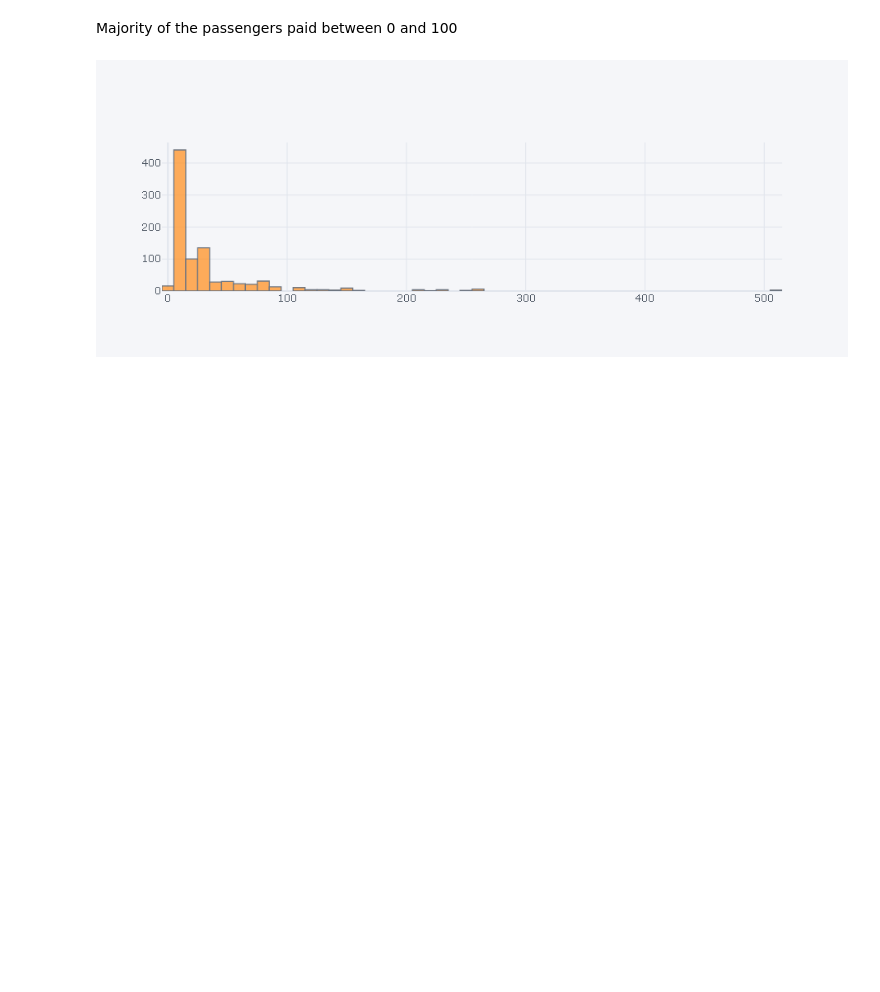
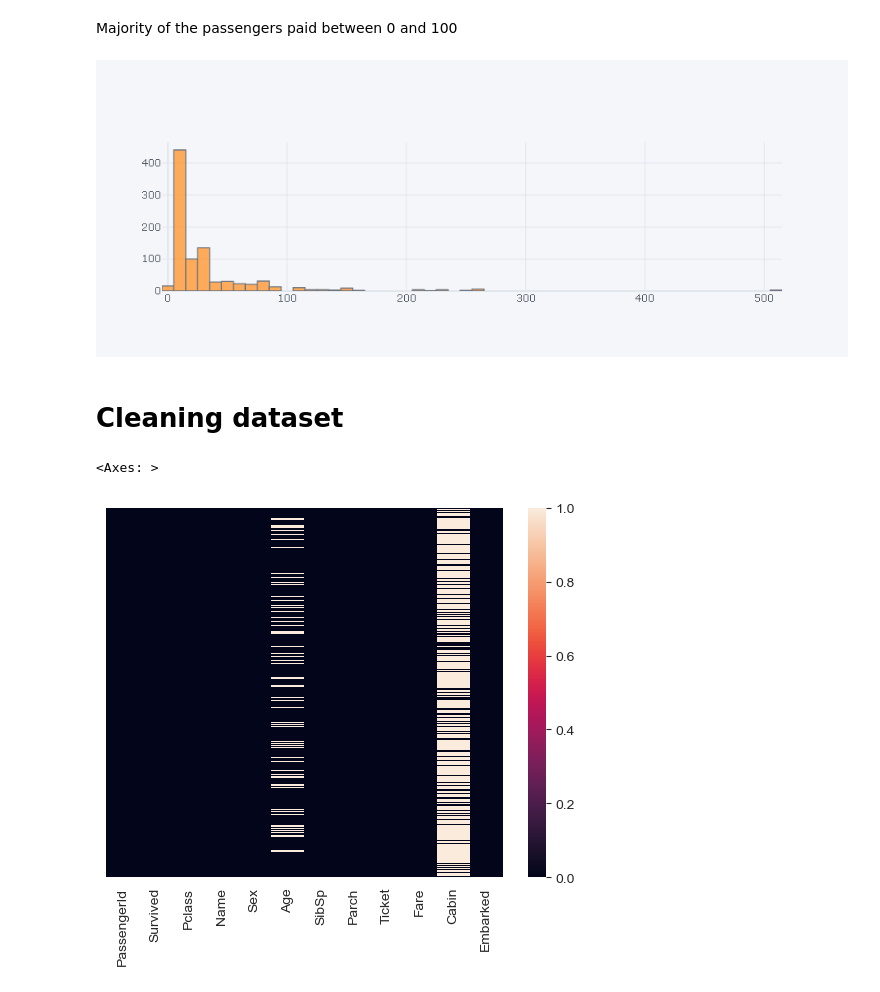
Before and after one commit to JishnuVijayan/Data-Science-and-Machine-Learning, a Jupyter notebook: Logistic Regression/Logistic regression.ipynb, the cells around one changed output. Drawn from its saved outputs; the diff is of its cells as text; code cells hidden in the pictures; blank space fills up the shorter version.

Commit message:
Data cleaning in titanic dataset for logistic regression

```diff
--- a/Logistic Regression/Logistic regression.ipynb
+++ b/Logistic Regression/Logistic regression.ipynb
@@ -111,3 +111,10 @@ cf.go_offline()
 df['Fare'].iplot(kind = 'hist')
 # %% [output]
 [figure]
+# %% [markdown]
+# Cleaning dataset
+# %%
+sns.heatmap(df.isnull(), yticklabels=False)
+# %% [output]
+<Axes: >
+[figure, added]
```
Also changed, not shown: parts of 21 cells of this notebook.
